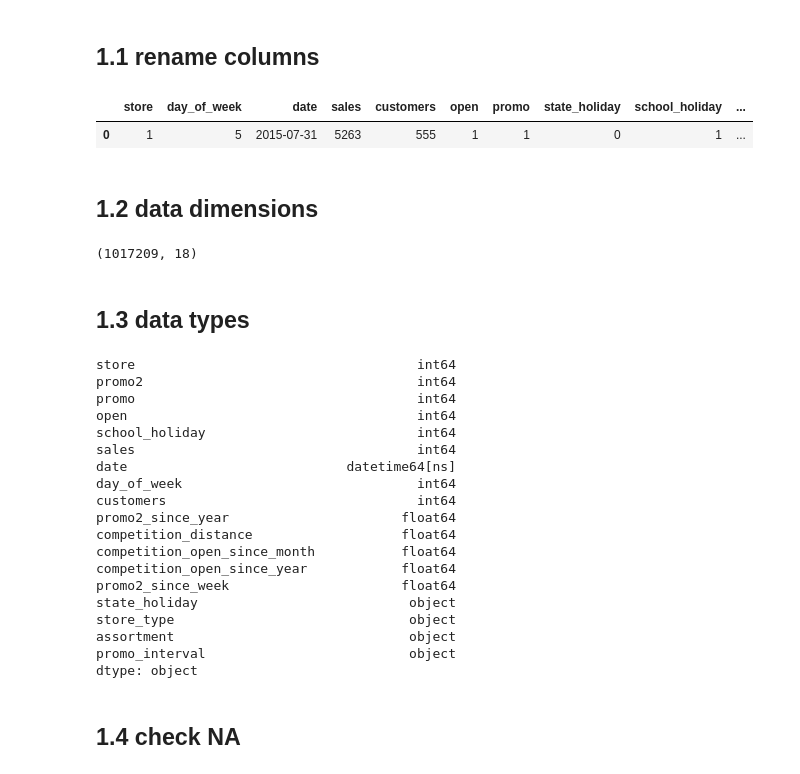
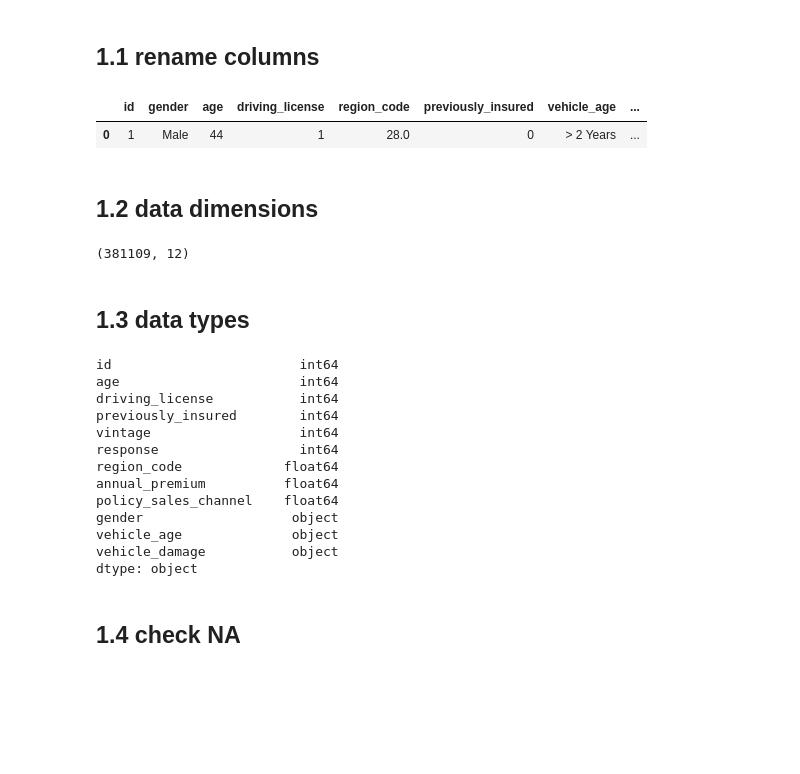
Before and after one commit to ViniciusKos/insurance_cross, a Jupyter notebook: forecast_sales.ipynb, the cells around one changed output. Drawn from its saved outputs; the diff is of its cells as text; code cells hidden in the pictures; blank space fills up the shorter version.

```diff
--- a/forecast_sales.ipynb
+++ b/forecast_sales.ipynb
@@ -179,8 +51,7 @@ Populating the interactive namespace from numpy and matplotlib
 # %% [markdown]
 ## data import
 # %%
-train=pd.read_csv(r"data/train.csv",parse_dates=['Date'])
-test=pd.read_csv(r"data/test.csv",parse_dates=['Date'])
-store=pd.read_csv("data/store.csv")
-train.head(1)
+df0=pd.read_csv(r"data/train.csv")
+test=pd.read_csv(r"data/test.csv")
+df0.head(1)
 # %% [output]
@@ -198,4 +59,0 @@ store.head()
-# %%
-df0=train.merge(store,how='left',on='Store',validate='many_to_one')
-assert train.shape[0]==df0.shape[0]
-df0.head(1)
@@ -213,45 +74,34 @@ df0.head(1)
 ## 1.1 rename columns
 # %%
 df1=df0.copy()
-cols_old=df1.columns
-snakecase = lambda x: inflection.underscore(x)
-cols_new = list ( map( snakecase, cols_old))
-
-#rename
-df1.columns = cols_new
+df1.columns=df1.columns.str.lower()
 df1.head(1)
 # %% [output]
-|  | store | day_of_week | date | sales | customers | open | promo | state_holiday | school_holiday | ... |
-| 0 | 1 | 5 | 2015-07-31 | 5263 | 555 | 1 | 1 | 0 | 1 | ... |
+|  | id | gender | age | driving_license | region_code | previously_insured | vehicle_age | ... |
+| 0 | 1 | Male | 44 | 1 | 28.0 | 0 | > 2 Years | ... |
 # %% [markdown]
 ## 1.2 data dimensions
 # %%
 df1.shape
 # %% [output]
-(1017209, 18)
+(381109, 12)
 # %% [markdown]
 ## 1.3 data types
 # %%
 df1.dtypes.sort_values()
 # %% [output]
-store                                    int64
-promo2                                   int64
-promo                                    int64
-open                                     int64
-school_holiday                           int64
-sales                                    int64
-date                            datetime64[ns]
-day_of_week                              int64
-customers                                int64
-promo2_since_year                      float64
-competition_distance                   float64
-competition_open_since_month           float64
-competition_open_since_year            float64
-promo2_since_week                      float64
-state_holiday                           object
-store_type                              object
-assortment                              object
-promo_interval                          object
+id                        int64
+age                       int64
+driving_license           int64
+previously_insured        int64
+vintage                   int64
+response                  int64
+region_code             float64
+annual_premium          float64
+policy_sales_channel    float64
+gender                   object
+vehicle_age              object
+vehicle_damage           object
 dtype: object
 # %% [markdown]
 ## 1.4 check NA
```
Also changed, not shown: parts of 29 cells of this notebook, 1 other file.
